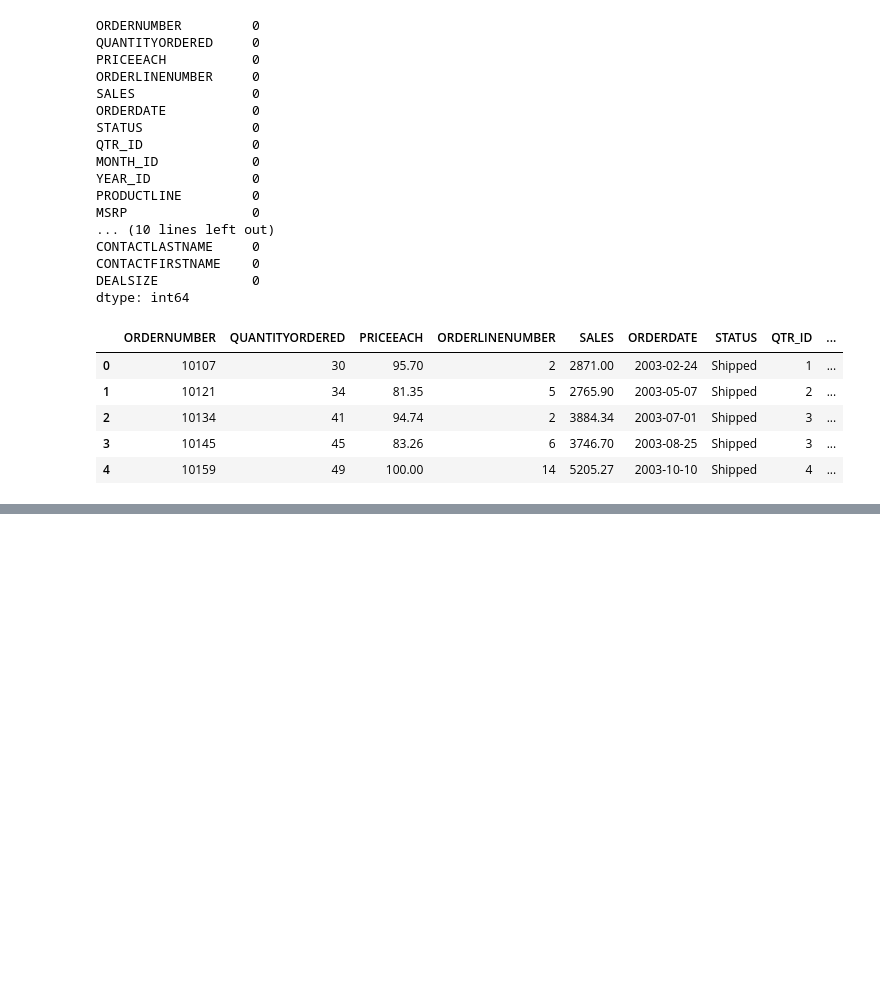
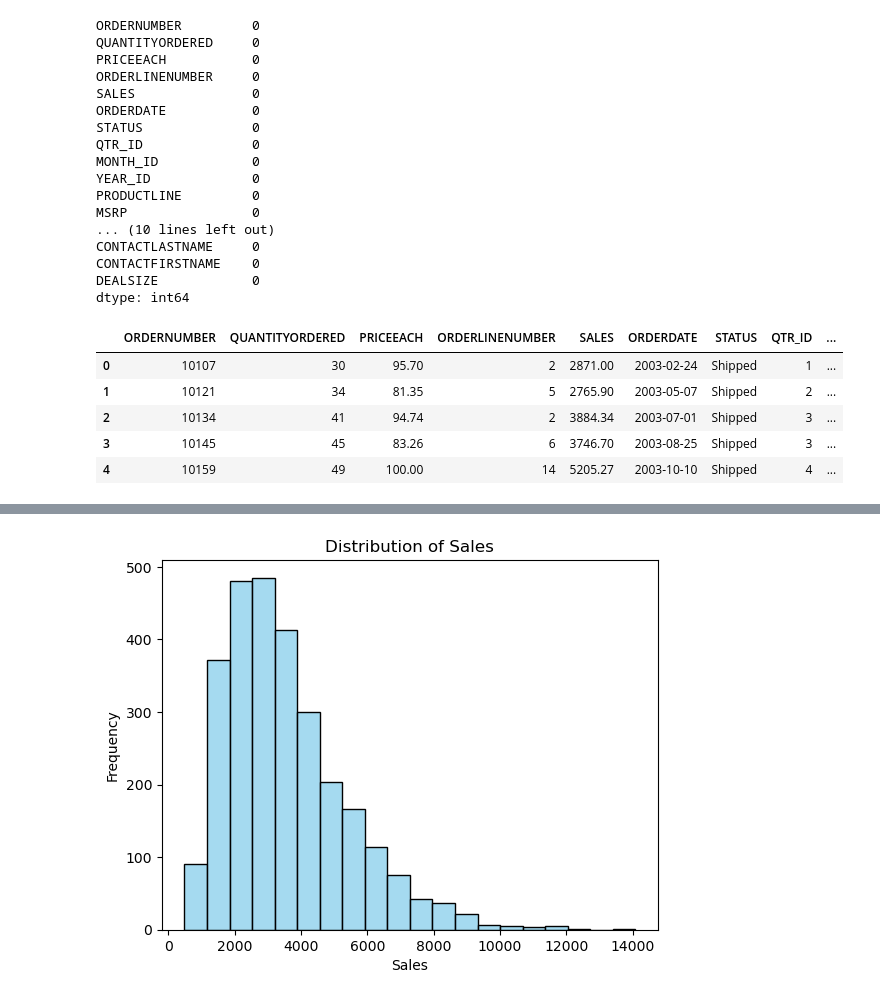
Before and after one commit to huseynaxmedov1999/Data-Loading-Cleaning-Sales-Data-, a Jupyter notebook: Data Cleaning(Sales Data).ipynb, the cells around one changed output, grey strips where cells are left out. Saved outputs shown, nothing was run; the diff lists cells and outputs as text; code cells hidden in the pictures; blank space fills up the shorter version.

```diff
--- a/Data Cleaning(Sales Data).ipynb
+++ b/Data Cleaning(Sales Data).ipynb
@@ -186,0 +200,8 @@ df.head()
+# %%
+sns.histplot(df['SALES'], bins=20,color='Skyblue') #Visualizing the distribution of sales to identify any skewness or outliers
+plt.xlabel('Sales')
+plt.ylabel('Frequency')
+plt.title('Distribution of Sales')
+plt.show() #The histogram shows that the distribution of sales is right-skewed, with a long tail on the right side. This indicates that there are some orders with very high sales values that may be outliers. The majority of the sales values are concentrated towards the lower end of the distribution, suggesting that most orders have relatively low sales values.
+# %% [output]
+[figure, added]
```
Also changed, not shown: parts of 2 cells of this notebook.
